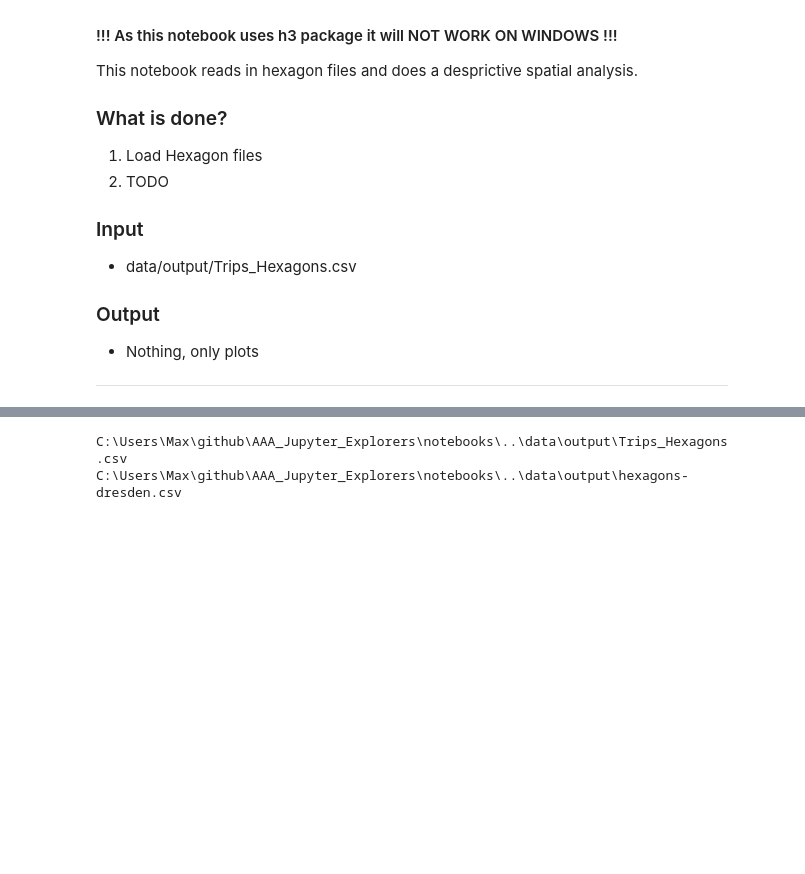
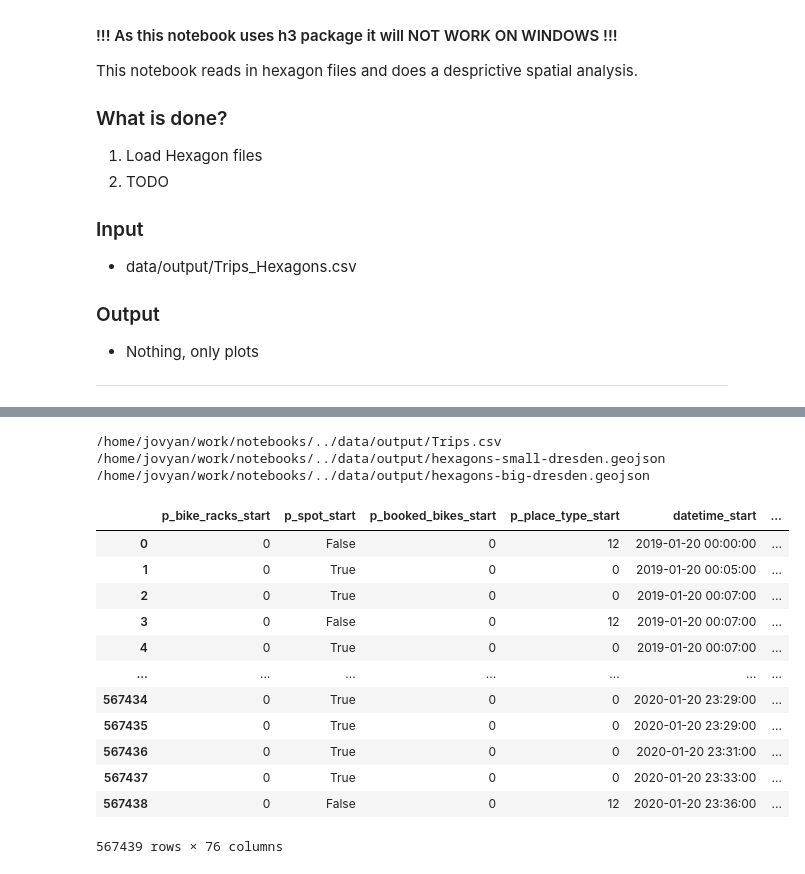
Before and after one commit to mulko93/AAA_Jupyter_Explorers, a Jupyter notebook: notebooks/04_Descriptive_Spatial_Analysis_MAC_ONLY.ipynb, the cells around one changed output, grey strips where cells are left out. Drawn from its saved outputs; the diff is of its cells as text; code cells hidden in the pictures; blank space fills up the shorter version.

```diff
--- a/notebooks/04_Descriptive_Spatial_Analysis_MAC_ONLY.ipynb
+++ b/notebooks/04_Descriptive_Spatial_Analysis_MAC_ONLY.ipynb
@@ -34,11 +48,30 @@ OSError: [WinError 126] Das angegebene Modul wurde nicht gefunden
 # %%
-path_trips_hexagons=os.path.join(os.getcwd(), "..", "data", "output", "Trips_Hexagons.csv")
-path_hexagons=os.path.join(os.getcwd(), "..", "data", "output", "hexagons-dresden.csv")
+path_trips_hex=os.path.join(os.getcwd(), "..", "data", "output", "Trips.csv")
+path_hex_small=os.path.join(os.getcwd(), "..", "data", "output", "hexagons-small-dresden.geojson")
+path_hex_big=os.path.join(os.getcwd(), "..", "data", "output", "hexagons-big-dresden.geojson")
 
-print(path_trips_hexagons)
+print(path_trips_hex)
+print(path_hex_small)
+print(path_hex_big)
 # %% [output]
-C:\Users\Max\github\AAA_Jupyter_Explorers\notebooks\..\data\output\Trips_Hexagons.csv
-C:\Users\Max\github\AAA_Jupyter_Explorers\notebooks\..\data\output\hexagons-dresden.csv
+/home/jovyan/work/notebooks/../data/output/Trips.csv
+/home/jovyan/work/notebooks/../data/output/hexagons-small-dresden.geojson
+/home/jovyan/work/notebooks/../data/output/hexagons-big-dresden.geojson
 # %%
-df_trips_hexagons = pd.read_csv(path_trips_hexagons, index_col="Unnamed: 0")
-df_trips_hexagons
+pd.set_option('display.max_columns', None)
+df_trips_hex = pd.read_csv(path_trips_hex, index_col="Unnamed: 0")
+df_trips_hex
+# %% [output]
+|  | p_bike_racks_start | p_spot_start | p_booked_bikes_start | p_place_type_start | datetime_start | ... |
+| 0 | 0 | False | 0 | 12 | 2019-01-20 00:00:00 | ... |
+| 1 | 0 | True | 0 | 0 | 2019-01-20 00:05:00 | ... |
+| 2 | 0 | True | 0 | 0 | 2019-01-20 00:07:00 | ... |
+| 3 | 0 | False | 0 | 12 | 2019-01-20 00:07:00 | ... |
+| 4 | 0 | True | 0 | 0 | 2019-01-20 00:07:00 | ... |
+| ... | ... | ... | ... | ... | ... | ... |
+| 567434 | 0 | True | 0 | 0 | 2020-01-20 23:29:00 | ... |
+| 567435 | 0 | True | 0 | 0 | 2020-01-20 23:29:00 | ... |
+| 567436 | 0 | True | 0 | 0 | 2020-01-20 23:31:00 | ... |
+| 567437 | 0 | True | 0 | 0 | 2020-01-20 23:33:00 | ... |
+| 567438 | 0 | False | 0 | 12 | 2020-01-20 23:36:00 | ... |
+567439 rows × 76 columns
```
Also changed, not shown: parts of 12 cells of this notebook, 1 other file.
